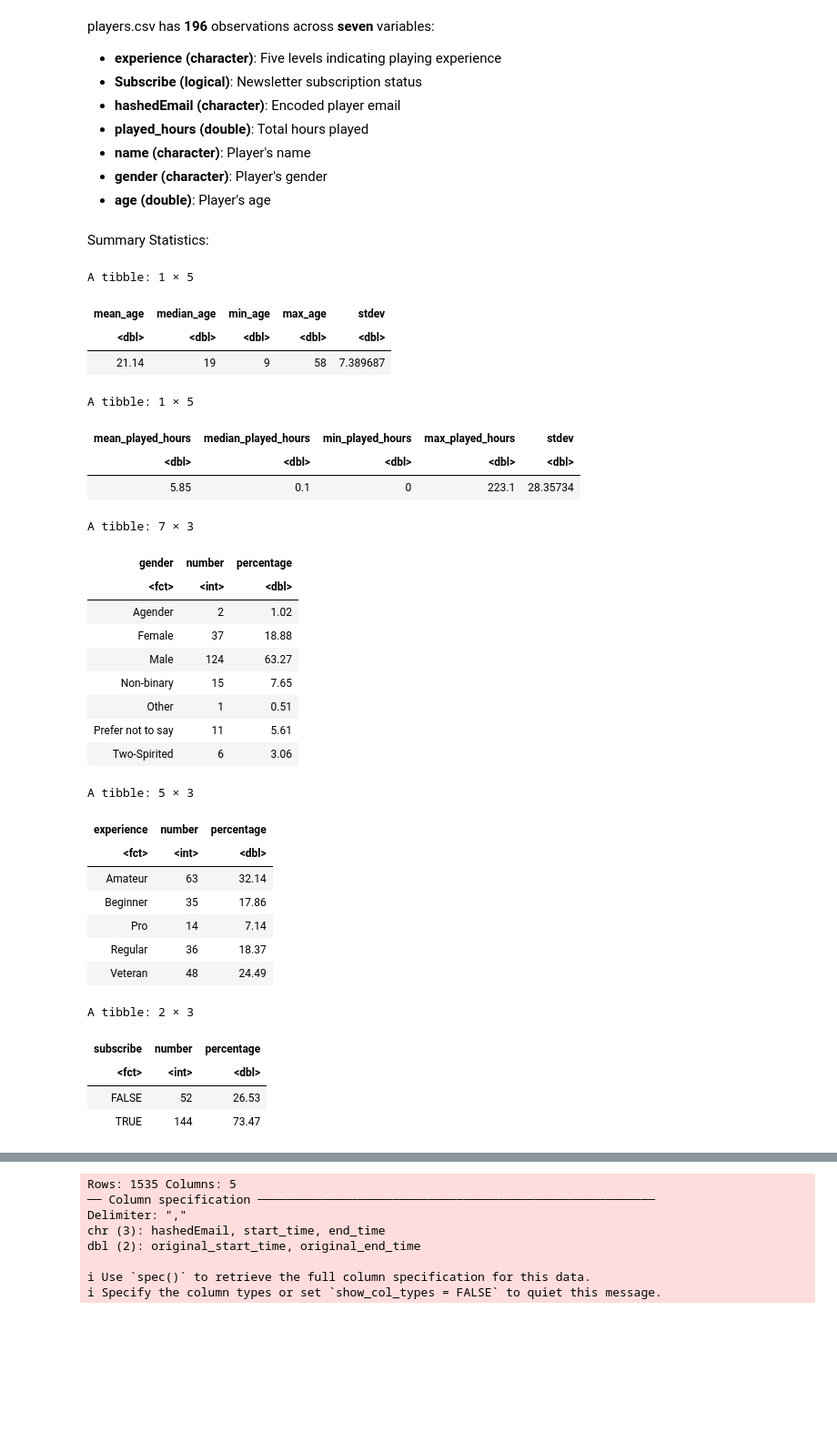
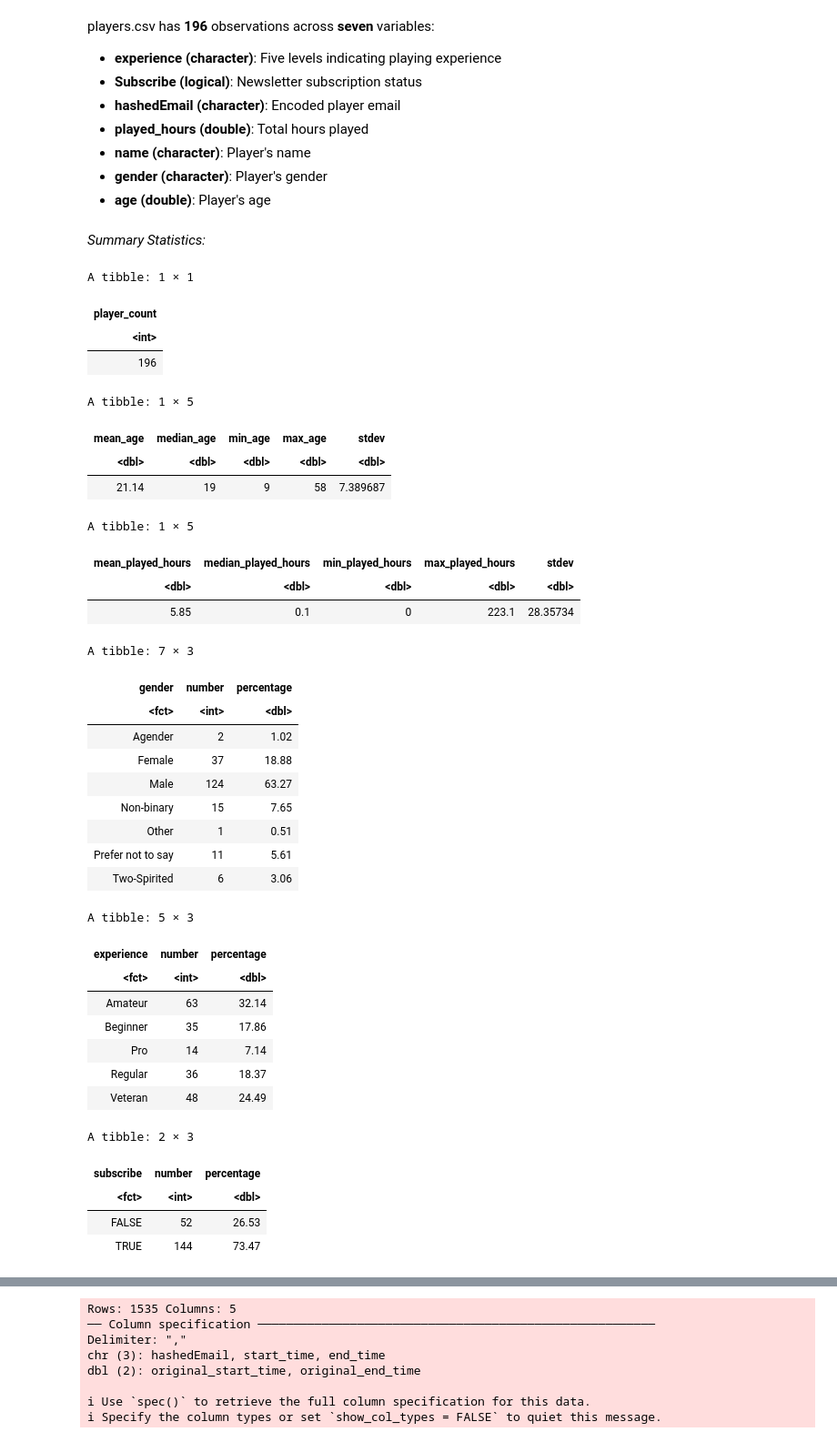
Before and after one commit to strikerjoseph734-glitch/individual_planning_project, a Jupyter notebook: planning_proposal.ipynb, the cells around one changed output, grey strips where cells are left out. Shown: that part at 91% size. Saved outputs shown, nothing was run; the diff lists cells and outputs as text; code cells hidden in the pictures; blank space fills up the shorter version.

Commit message:
Added "count"
Added "count" to summary statistics.

```diff
--- a/planning_proposal.ipynb
+++ b/planning_proposal.ipynb
@@ -58,7 +58,7 @@ players.csv has **196** observations across **seven** variables:
 - **gender (character)**: Player's gender
 - **age (double)**: Player's age
 # %% [markdown]
-Summary Statistics:
+*Summary Statistics:*
 # %%
 players_factor <- players |>
   #Converts non numerical variables to factors so percentages can be calculated
@@ -66,6 +66,10 @@ players_factor <- players |>
     gender = factor(gender),
     subscribe = factor(subscribe)
         )
+
+player_count <- count(players_factor, name = "player_count")
+player_count
+
 #Summarise to calculate summary statistics for age and hours played
 age_summary <- players_factor |>
     summarise(mean_age = round(mean(Age, na.rm = TRUE), 2),
@@ -78,62 +82,66 @@ age_summary
 hours_summary <- players_factor |>
     summarise(mean_played_hours = round(mean(played_hours, na.rm = TRUE), 2),
             median_played_hours = median(played_hours, na.rm = TRUE),
             min_played_hours = min(played_hours, na.rm = TRUE),
             max_played_hours = max(played_hours, na.rm = TRUE),
             stdev = sd(played_hours, na.rm = TRUE)
              )
 
 hours_summary
 
 #Percentages for gender, experience and subscribed
 gender_pct <- players_factor |>
   count(gender) |>
   mutate(percentage = round(n / sum(n) * 100, 2))|>
   rename(number = n)
 
 experience_pct <- players_factor |>
   count(experience) |>
   mutate(percentage = round(n / sum(n) * 100, 2))|>
   rename(number = n)
 
 subscribe_pct <- players_factor |>
   count(subscribe) |>
   mutate(percentage = round(n / sum(n) * 100, 2))|>
   rename(number = n)
 
 gender_pct
 experience_pct
 subscribe_pct
 # %% [output]
-A tibble: 1 × 5
+A tibble: 1 × 1
-| mean_age | median_age | min_age | max_age | stdev |
-| <dbl> | <dbl> | <dbl> | <dbl> | <dbl> |
-| 21.14 | 19 | 9 | 58 | 7.389687 |
+| player_count |
+| <int> |
+| 196 |
 A tibble: 1 × 5
-| mean_played_hours | median_played_hours | min_played_hours | max_played_hours | stdev |
+| mean_age | median_age | min_age | max_age | stdev |
 | <dbl> | <dbl> | <dbl> | <dbl> | <dbl> |
-| 5.85 | 0.1 | 0 | 223.1 | 28.35734 |
+| 21.14 | 19 | 9 | 58 | 7.389687 |
-A tibble: 7 × 3
+A tibble: 1 × 5
-| gender | number | percentage |
-| <fct> | <int> | <dbl> |
-| Agender | 2 | 1.02 |
-| Female | 37 | 18.88 |
-| Male | 124 | 63.27 |
-| Non-binary | 15 | 7.65 |
-| Other | 1 | 0.51 |
-| Prefer not to say | 11 | 5.61 |
-| Two-Spirited | 6 | 3.06 |
+| mean_played_hours | median_played_hours | min_played_hours | max_played_hours | stdev |
+| <dbl> | <dbl> | <dbl> | <dbl> | <dbl> |
+| 5.85 | 0.1 | 0 | 223.1 | 28.35734 |
-A tibble: 5 × 3
+A tibble: 7 × 3
-| experience | number | percentage |
+| gender | number | percentage |
 | <fct> | <int> | <dbl> |
-| Amateur | 63 | 32.14 |
-| Beginner | 35 | 17.86 |
-| Pro | 14 | 7.14 |
-| Regular | 36 | 18.37 |
-| Veteran | 48 | 24.49 |
+| Agender | 2 | 1.02 |
+| Female | 37 | 18.88 |
+| Male | 124 | 63.27 |
+| Non-binary | 15 | 7.65 |
+| Other | 1 | 0.51 |
+| Prefer not to say | 11 | 5.61 |
+| Two-Spirited | 6 | 3.06 |
-A tibble: 2 × 3
+A tibble: 5 × 3
-| subscribe | number | percentage |
+| experience | number | percentage |
 | <fct> | <int> | <dbl> |
-| FALSE | 52 | 26.53 |
-| TRUE | 144 | 73.47 |
+| Amateur | 63 | 32.14 |
+| Beginner | 35 | 17.86 |
+| Pro | 14 | 7.14 |
+| Regular | 36 | 18.37 |
+| Veteran | 48 | 24.49 |
+A tibble: 2 × 3
+| subscribe | number | percentage |
+| <fct> | <int> | <dbl> |
+| FALSE | 52 | 26.53 |
+| TRUE | 144 | 73.47 |
 # %% [markdown]
```
Also changed, not shown: parts of 6 cells of this notebook.
